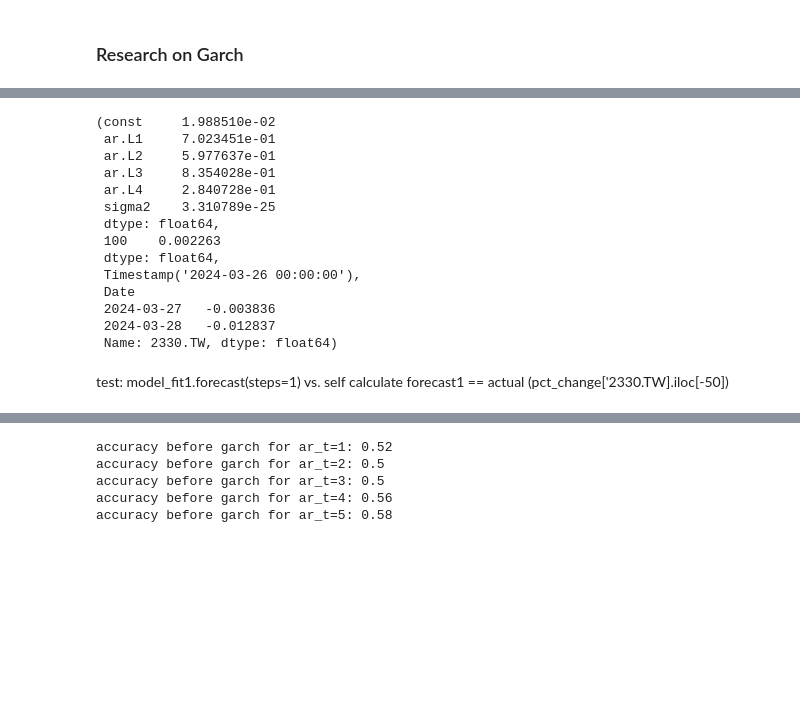
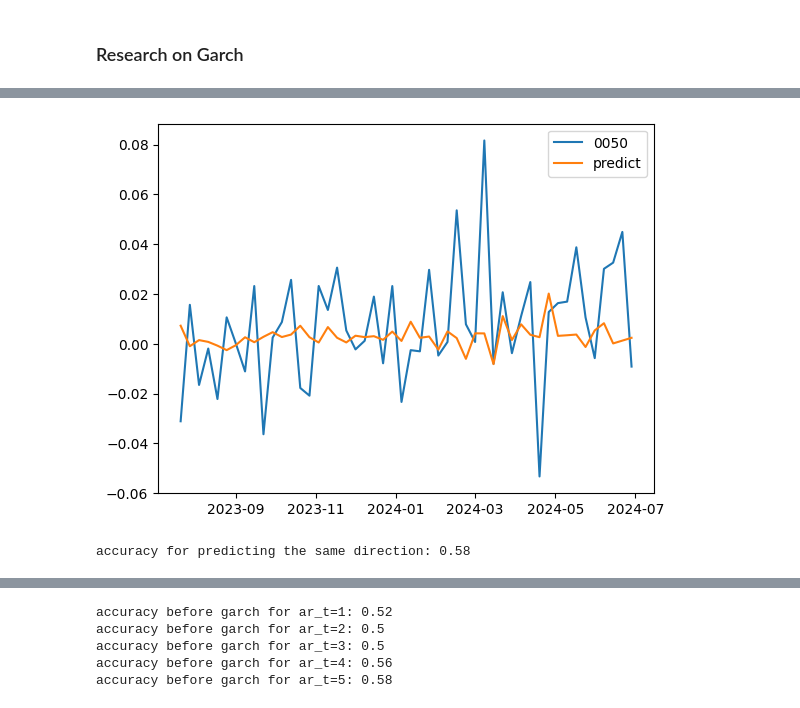
Before and after one commit to tsungyou/TS, a Jupyter notebook: ARIMA_GARCH_research.ipynb, the cells around one changed output, grey strips where cells are left out. Saved outputs shown, nothing was run; the diff lists cells and outputs as text; code cells hidden in the pictures; blank space fills up the shorter version.

```diff
--- a/ARIMA_GARCH_research.ipynb
+++ b/ARIMA_GARCH_research.ipynb
@@ -35,0 +82,5 @@ pct_change = close.pct_change(fill_method=None).dropna(how='all', axis=0)
+# %%
+# individual test
+model = sm.tsa.arima.ARIMA(log_pct, order=(2, 0, 0))
+model_fit = model.fit()
+model_fit.summary()
@@ -35,0 +107,11 @@ pct_change = close.pct_change(fill_method=None).dropna(how='all', axis=0)
+# %%
+predict_interval = 50
+backtest_data_weeks_needed = 52
+forecast_pct = np.zeros(predict_interval)
+for i in range(predict_interval):
+    # print(-predict_interval+i-backtest_data_weeks_needed, -predict_interval+i)
+    model = sm.tsa.arima.ARIMA(train_pct[-predict_interval+i-backtest_data_weeks_needed:-predict_interval+i], order=(2, 0, 0))
+    model_fit = model.fit()
+    forecast_pct[i] = model_fit.forecast(horizon=1).values[0]
+predict_pct = train_pct[-predict_interval:]
+predict_pct['predict'] = forecast_pct
@@ -36,30 +139,14 @@ pct_change = close.pct_change(fill_method=None).dropna(how='all', axis=0)
+# %%
+plt.plot(predict_pct, label=predict_pct.columns)
+plt.legend()
+plt.show()
+# %% [output]
+[figure, added]
 # %%
-def check_accuracy(series, model_fit):
-    if not len(series) == len(model_fit):
-        return "length of two series not matched"
-    df = pd.DataFrame({"series": series, "model_fit": model_fit})
-    df['signal'] = ((df['series'] > 0) & (df['model_fit'] > 0)) | ((df['series'] < 0) & (df['model_fit'] < 0))
+def check_accuracy(df, series, predict):
+    df['signal'] = ((df[series] > 0) & (df[predict] > 0)) | ((df[series] < 0) & (df[predict] < 0))
     correct = df[df['signal'] == True]
-    print(len(correct)/len(df))
+    print("accuracy for predicting the same direction:", len(correct)/len(df))
+check_accuracy(predict_pct, ticker, 'predict')
+# %% [output]
+accuracy for predicting the same direction: 0.58
-# %%
-series = pct_change['2330.TW'].iloc[-150:-50]
-model = sm.tsa.arima.ARIMA(series, order=(4, 0, 0)) # order = (ar_t, i_t, ma_t), for ar model only => ma_t = 0
-model_fit1 = model.fit()
-model_fit1.pvalues, model_fit1.forecast(steps=1), series.index[-1], pct_change['2330.TW'].iloc[-50:-48]
-# %% [output]
-(const     1.988510e-02
- ar.L1     7.023451e-01
- ar.L2     5.977637e-01
- ar.L3     8.354028e-01
- ar.L4     2.840728e-01
- sigma2    3.310789e-25
- dtype: float64,
- 100    0.002263
- dtype: float64,
- Timestamp('2024-03-26 00:00:00'),
- Date
- 2024-03-27   -0.003836
- 2024-03-28   -0.012837
- Name: 2330.TW, dtype: float64)
-# %% [markdown]
-test: model_fit1.forecast(steps=1) vs. self calculate forecast1   ==  actual (pct_change['2330.TW].iloc[-50])
```
Also changed, not shown: parts of 26 cells of this notebook, 19 other files.
